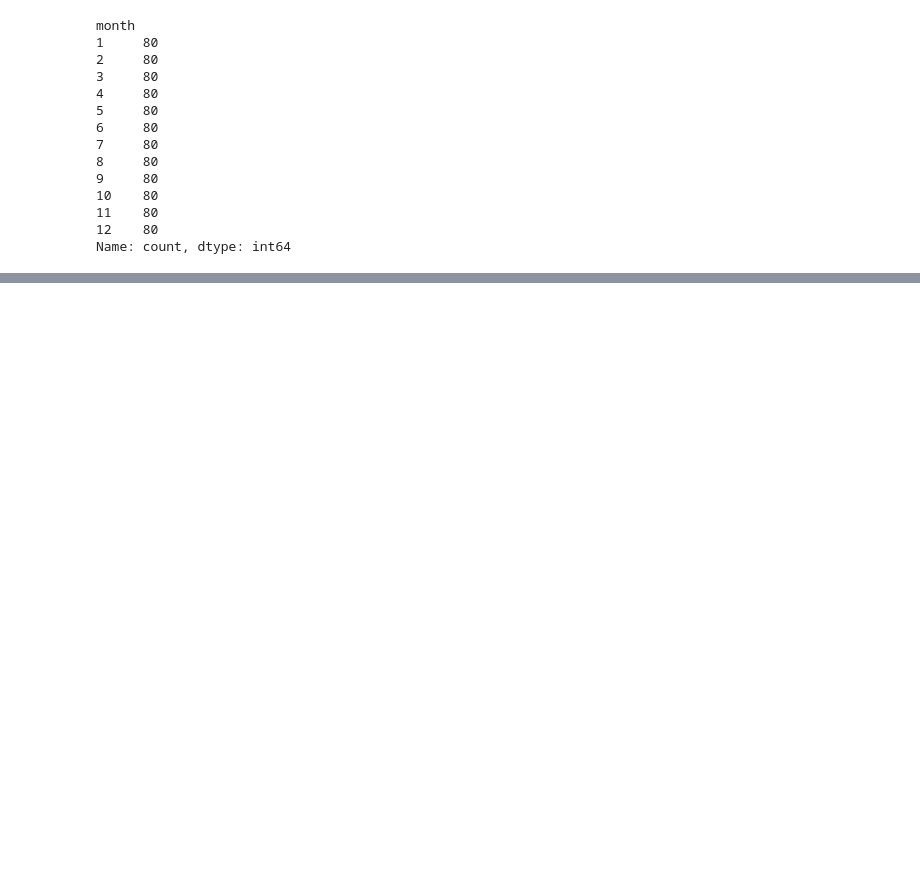
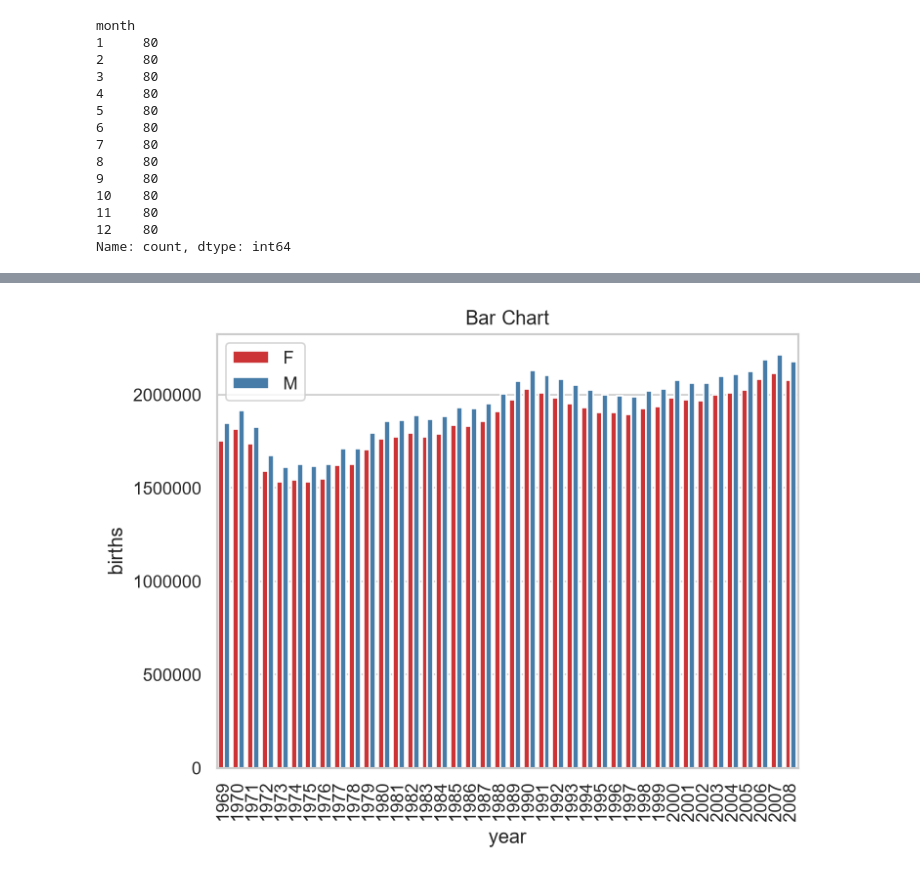
Before and after one commit to muneeb112233/Data_Analysis, a Jupyter notebook: Birth_Rate/Analysis.ipynb, the cells around one changed output, grey strips where cells are left out. Cells and saved outputs as stored; diff of their text form; code cells hidden in the pictures; blank space fills up the shorter version.

```diff
--- a/Birth_Rate/Analysis.ipynb
+++ b/Birth_Rate/Analysis.ipynb
@@ -262,0 +308,10 @@ plt.show()
+# %%
+sns.barplot(data=clean, x='year', y='births', hue='gender', palette="Set1",estimator="sum",errorbar=None)
+plt.title("Bar Chart")
+
+plt.xticks(rotation=90, ha='center')  # 90-degree tilt aligned to tick mark
+plt.ticklabel_format(style='plain', axis='y')  #for showing values in numbers not 1E6 which means 10^6
+plt.legend(loc="upper left")
+plt.show()
+# %% [output]
+[figure, added]
```
Also changed, not shown: parts of 25 cells of this notebook, 1 other file.
